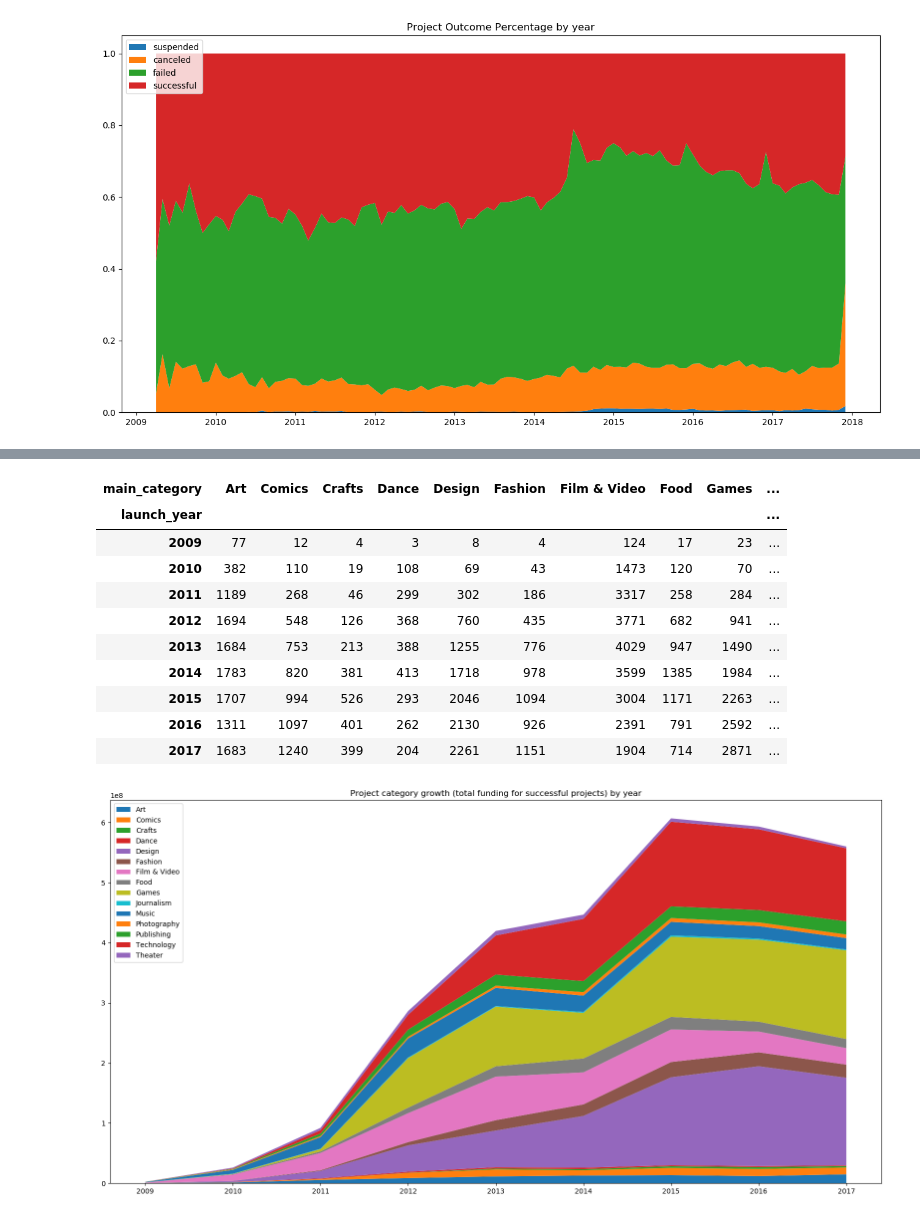
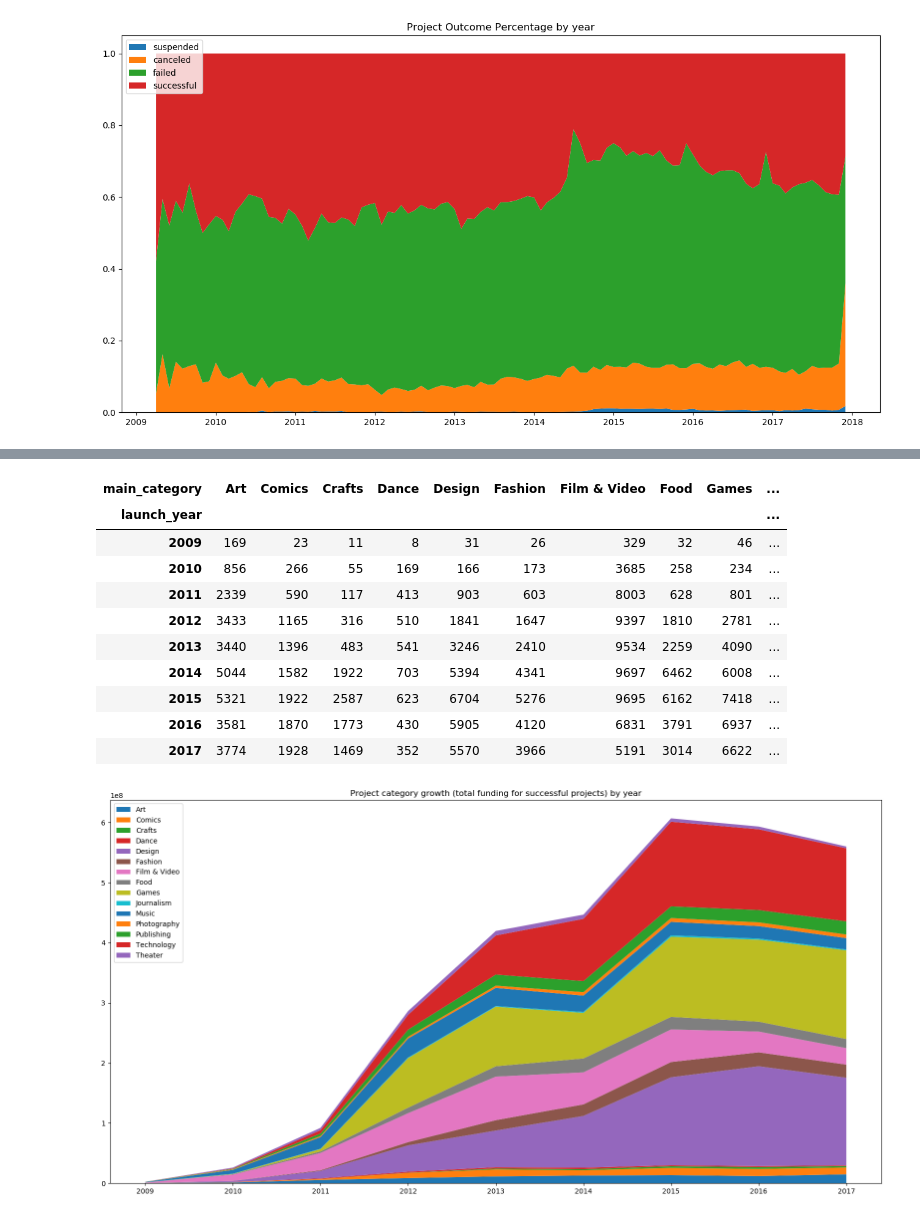
Before and after one commit to Jianan-Li/Kickstarter-Time-Series-Analysis, a Jupyter notebook: Kickstarter Time Series.ipynb, the cells around one changed output, grey strips where cells are left out. Drawn from its saved outputs; the diff is of its cells as text; code cells hidden in the pictures.

```diff
--- a/Kickstarter Time Series.ipynb
+++ b/Kickstarter Time Series.ipynb
@@ -269,22 +280,23 @@ df_5
 # %%
 # Project category trend in terms of number of proejcts (successfully funded projects only)
 
-df_6 = df_1[df_1.state == 'successful']
+# df_6 = df_1[df_1.state == 'successful']
+df_6 = df_1.copy()
 df_6 = df_6.groupby(['launch_year', 'main_category']).size()
 df_6 = df_6.unstack(level=-1)
 df_6
 # %% [output]
 | main_category | Art | Comics | Crafts | Dance | Design | Fashion | Film & Video | Food | Games | ... |
 | launch_year |  |  |  |  |  |  |  |  |  | ... |
-| 2009 | 77 | 12 | 4 | 3 | 8 | 4 | 124 | 17 | 23 | ... |
-| 2010 | 382 | 110 | 19 | 108 | 69 | 43 | 1473 | 120 | 70 | ... |
-| 2011 | 1189 | 268 | 46 | 299 | 302 | 186 | 3317 | 258 | 284 | ... |
-| 2012 | 1694 | 548 | 126 | 368 | 760 | 435 | 3771 | 682 | 941 | ... |
-| 2013 | 1684 | 753 | 213 | 388 | 1255 | 776 | 4029 | 947 | 1490 | ... |
-| 2014 | 1783 | 820 | 381 | 413 | 1718 | 978 | 3599 | 1385 | 1984 | ... |
-| 2015 | 1707 | 994 | 526 | 293 | 2046 | 1094 | 3004 | 1171 | 2263 | ... |
-| 2016 | 1311 | 1097 | 401 | 262 | 2130 | 926 | 2391 | 791 | 2592 | ... |
-| 2017 | 1683 | 1240 | 399 | 204 | 2261 | 1151 | 1904 | 714 | 2871 | ... |
+| 2009 | 169 | 23 | 11 | 8 | 31 | 26 | 329 | 32 | 46 | ... |
+| 2010 | 856 | 266 | 55 | 169 | 166 | 173 | 3685 | 258 | 234 | ... |
+| 2011 | 2339 | 590 | 117 | 413 | 903 | 603 | 8003 | 628 | 801 | ... |
+| 2012 | 3433 | 1165 | 316 | 510 | 1841 | 1647 | 9397 | 1810 | 2781 | ... |
+| 2013 | 3440 | 1396 | 483 | 541 | 3246 | 2410 | 9534 | 2259 | 4090 | ... |
+| 2014 | 5044 | 1582 | 1922 | 703 | 5394 | 4341 | 9697 | 6462 | 6008 | ... |
+| 2015 | 5321 | 1922 | 2587 | 623 | 6704 | 5276 | 9695 | 6162 | 7418 | ... |
+| 2016 | 3581 | 1870 | 1773 | 430 | 5905 | 4120 | 6831 | 3791 | 6937 | ... |
+| 2017 | 3774 | 1928 | 1469 | 352 | 5570 | 3966 | 5191 | 3014 | 6622 | ... |
 # %%
 # Project category growth in terms of total funding (successfully funded projects only)
 
```
Also changed, not shown: parts of 5 cells of this notebook, 3 other files.
